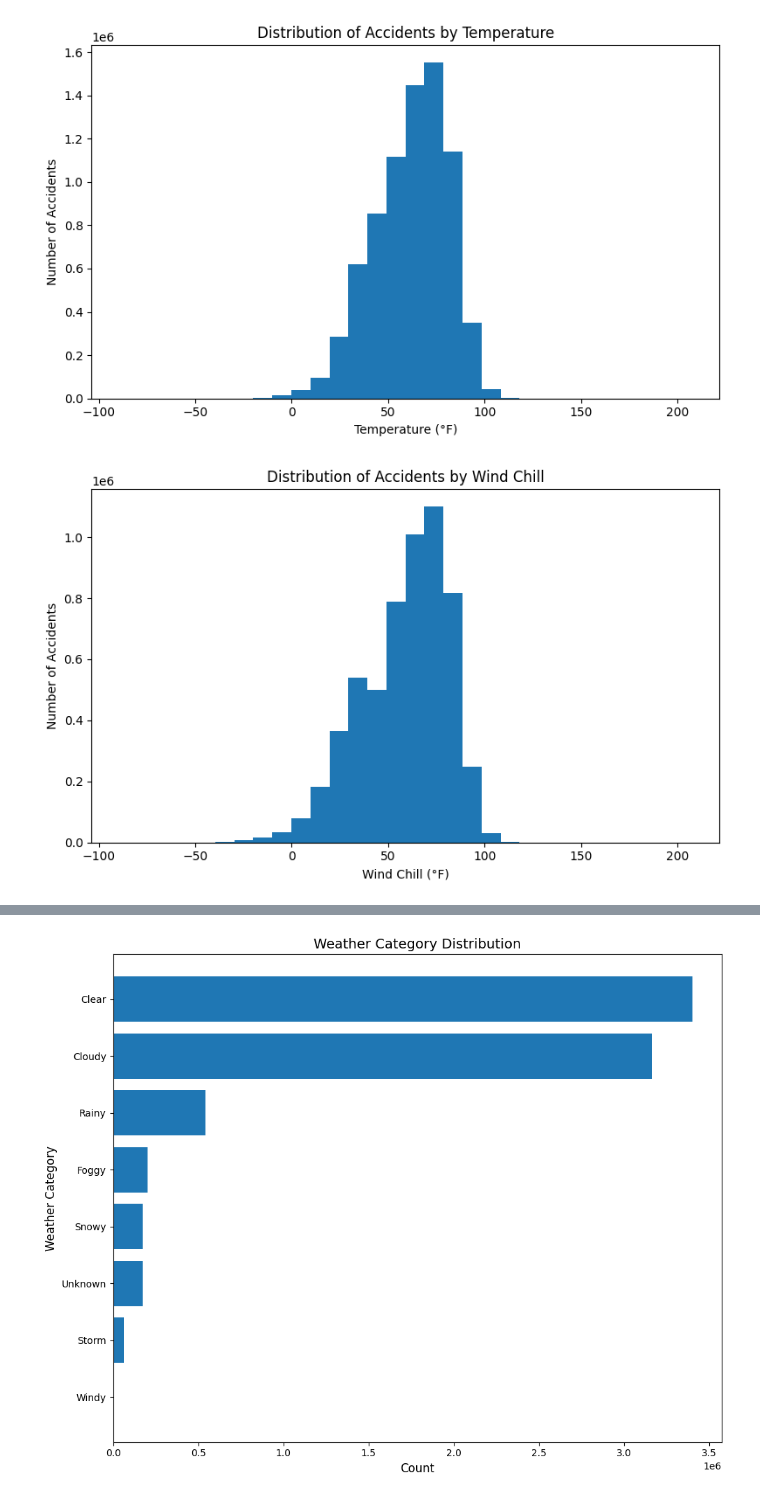
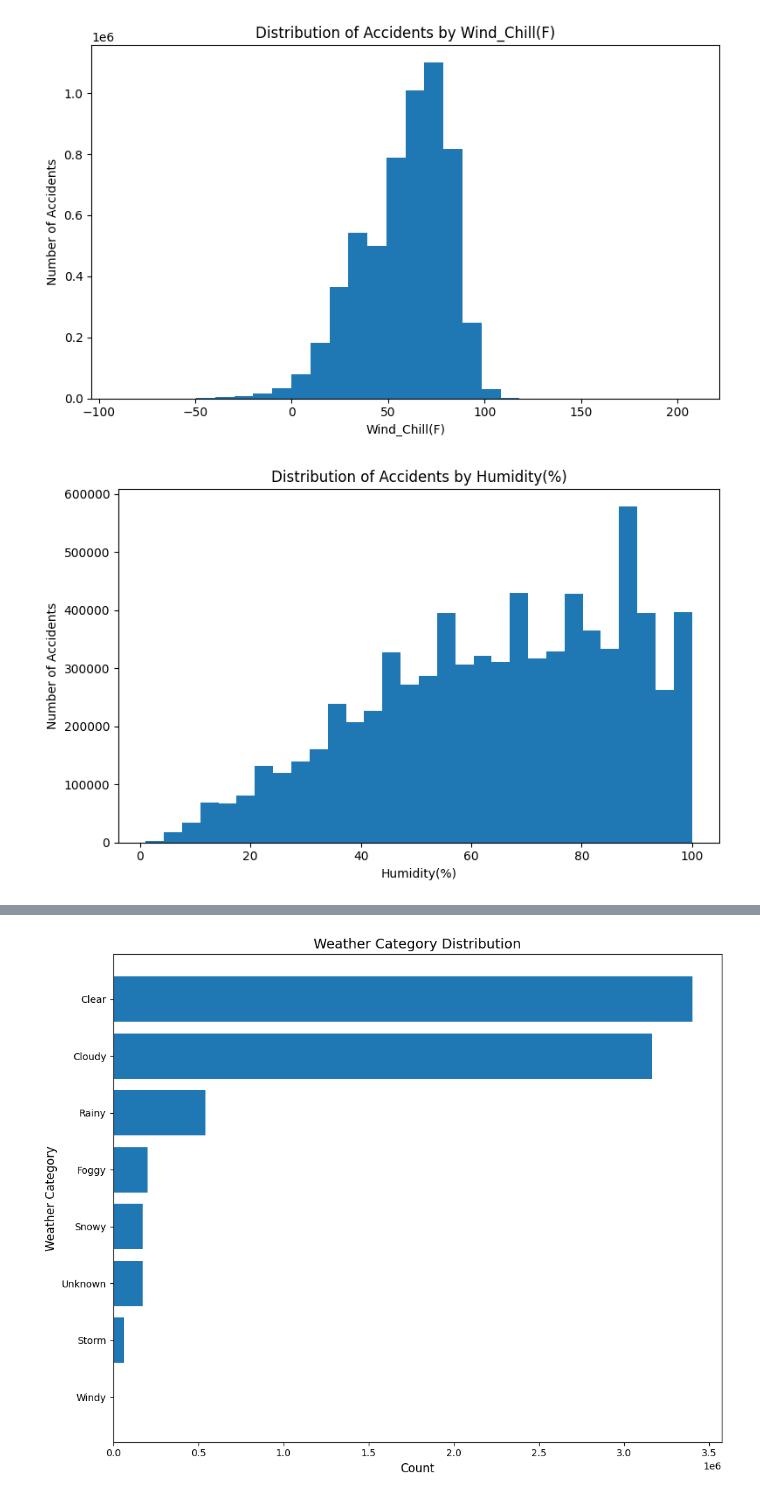
Before and after one commit to liw3n/us_accidents_analysis, a Jupyter notebook: weather_analysis_pyspark.ipynb, the cells around one changed output, grey strips where cells are left out. Drawn from its saved outputs; the diff is of its cells as text; code cells hidden in the pictures.

```diff
--- a/weather_analysis_pyspark.ipynb
+++ b/weather_analysis_pyspark.ipynb
@@ -4,6 +4,7 @@ from pyspark import StorageLevel
 
 spark = SparkSession.builder \
     .appName("Weather Analysis RDD") \
+    .master("local[*]") \
     .getOrCreate()
 sc = spark.sparkContext
 raw_rdd = sc.textFile("US_Accidents_March23.csv")
@@ -37,42 +69,8 @@ def get_column_processor(idx):
 # %%
-temp_idx = header_list.index("Temperature(F)")
-temp_rdd = parsed_rdd.mapPartitions(get_column_processor(temp_idx))
-bin_edges, bin_counts = temp_rdd.histogram(30)
-width = bin_edges[1] - bin_edges[0]
-
-plt.figure(figsize=(8, 5))
-plt.bar(
-    bin_edges[:-1],
-    bin_counts,
-    width=width,
-    align='edge'
-)
-
-plt.xlabel('Temperature (°F)')
-plt.ylabel('Number of Accidents')
-plt.title('Distribution of Accidents by Temperature')
-plt.tight_layout()
-plt.show()
+plot_histogram("Wind_Chill(F)")
 # %% [output]
-[figure, old version]
+[figure, new version]
 # %%
-wind_idx = header_list.index("Wind_Chill(F)")
-wind_rdd = parsed_rdd.mapPartitions(get_column_processor(wind_idx))
-bin_edges, bin_counts = wind_rdd.histogram(30)
-width = bin_edges[1] - bin_edges[0]
-
-plt.figure(figsize=(8, 5))
-plt.bar(
-    bin_edges[:-1],
-    bin_counts,
-    width=width,
-    align='edge'
-)
-
-plt.xlabel('Wind Chill (°F)')
-plt.ylabel('Number of Accidents')
-plt.title('Distribution of Accidents by Wind Chill')
-plt.tight_layout()
-plt.show()
+plot_histogram("Humidity(%)")
 # %% [output]
-[figure, old version]
+[figure, new version]
```
Also changed, not shown: parts of 12 cells of this notebook, 2 other files.
